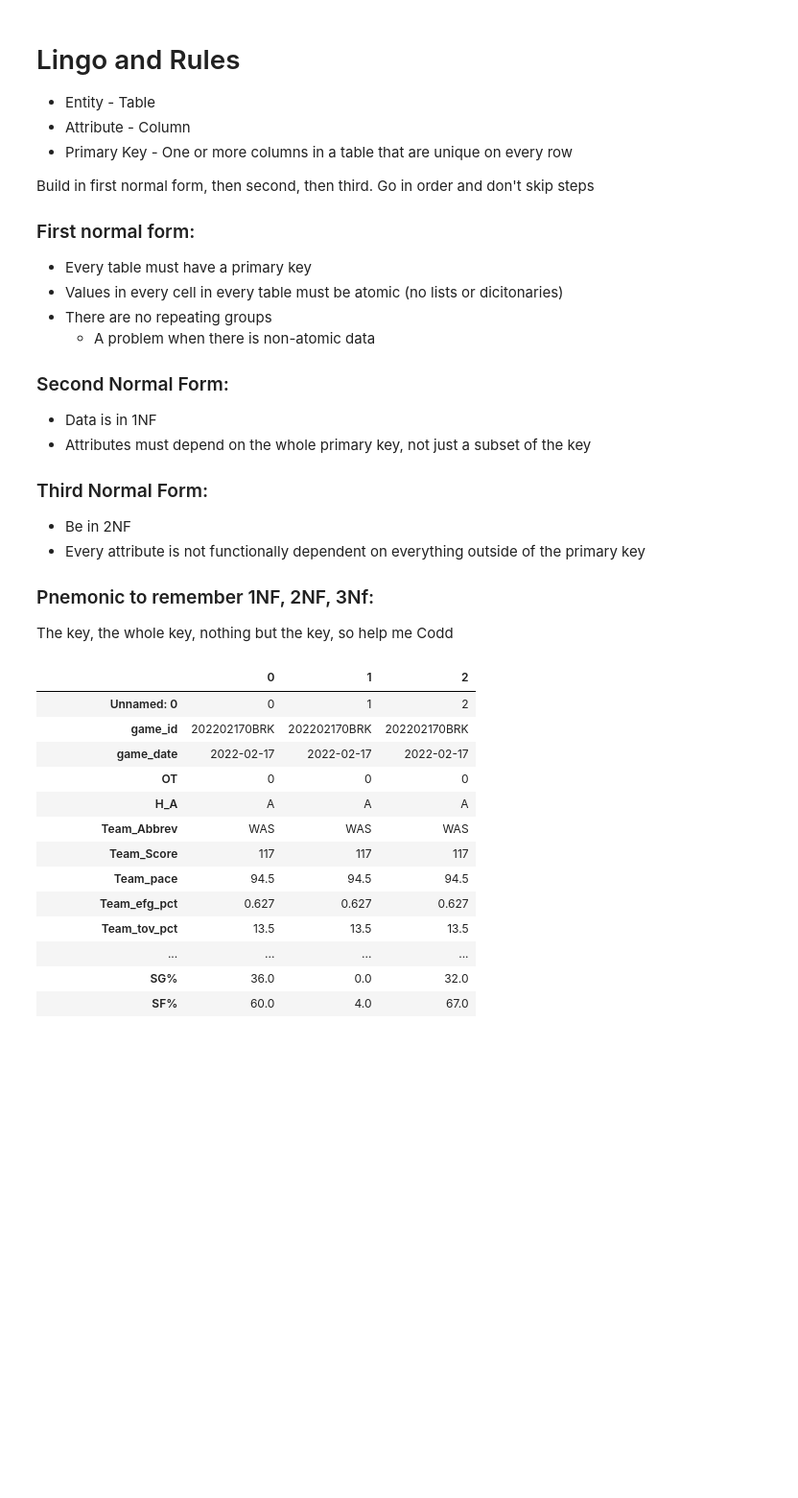
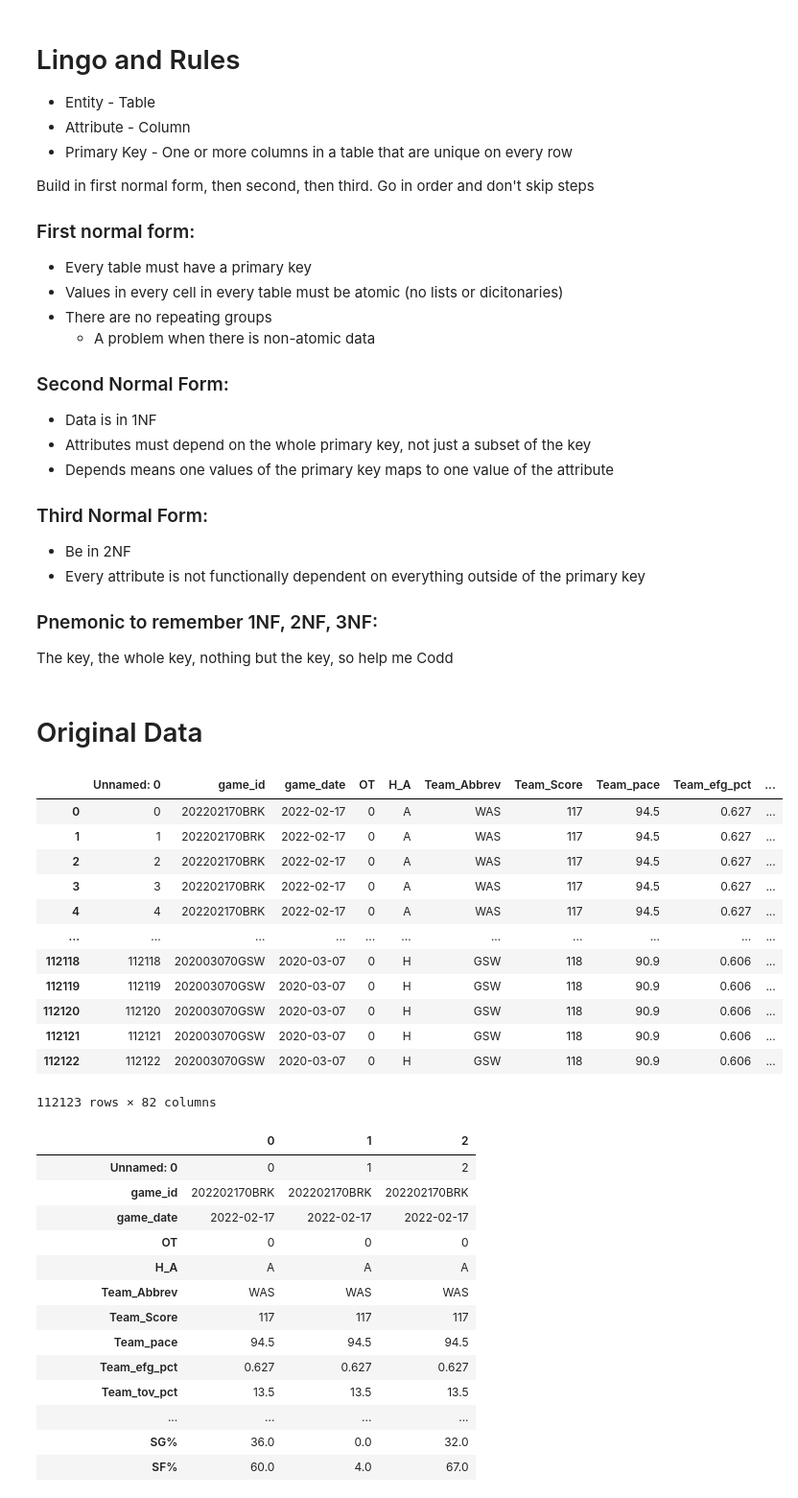
Before and after one commit to eanelson01/contrans2023, a Jupyter notebook: nba.ipynb, the cells around one changed output. Shown: that part at 96% size. Cells and saved outputs as stored; diff of their text form; code cells hidden in the pictures; blank space fills up the shorter version.

```diff
--- a/nba.ipynb
+++ b/nba.ipynb
@@ -20,10 +15,11 @@ Build in first normal form, then second, then third. Go in order and don't skip
 ### Second Normal Form:
 * Data is in 1NF
 * Attributes must depend on the whole primary key, not just a subset of the key
+* Depends means one values of the primary key maps to one value of the attribute
 
 ### Third Normal Form:
 * Be in 2NF
 * Every attribute is not functionally dependent on everything outside of the primary key
 
-### Pnemonic to remember 1NF, 2NF, 3Nf:
+### Pnemonic to remember 1NF, 2NF, 3NF:
 The key, the whole key, nothing but the key, so help me Codd
@@ -30,3 +31,21 @@ The key, the whole key, nothing but the key, so help me Codd
+# %% [markdown]
+# Original Data
+# %%
+nba
+# %% [output]
+|  | Unnamed: 0 | game_id | game_date | OT | H_A | Team_Abbrev | Team_Score | Team_pace | Team_efg_pct | ... |
+| 0 | 0 | 202202170BRK | 2022-02-17 | 0 | A | WAS | 117 | 94.5 | 0.627 | ... |
+| 1 | 1 | 202202170BRK | 2022-02-17 | 0 | A | WAS | 117 | 94.5 | 0.627 | ... |
+| 2 | 2 | 202202170BRK | 2022-02-17 | 0 | A | WAS | 117 | 94.5 | 0.627 | ... |
+| 3 | 3 | 202202170BRK | 2022-02-17 | 0 | A | WAS | 117 | 94.5 | 0.627 | ... |
+| 4 | 4 | 202202170BRK | 2022-02-17 | 0 | A | WAS | 117 | 94.5 | 0.627 | ... |
+| ... | ... | ... | ... | ... | ... | ... | ... | ... | ... | ... |
+| 112118 | 112118 | 202003070GSW | 2020-03-07 | 0 | H | GSW | 118 | 90.9 | 0.606 | ... |
+| 112119 | 112119 | 202003070GSW | 2020-03-07 | 0 | H | GSW | 118 | 90.9 | 0.606 | ... |
+| 112120 | 112120 | 202003070GSW | 2020-03-07 | 0 | H | GSW | 118 | 90.9 | 0.606 | ... |
+| 112121 | 112121 | 202003070GSW | 2020-03-07 | 0 | H | GSW | 118 | 90.9 | 0.606 | ... |
+| 112122 | 112122 | 202003070GSW | 2020-03-07 | 0 | H | GSW | 118 | 90.9 | 0.606 | ... |
+112123 rows × 82 columns
 # %%
 # neat way to see all the rows, but be careful
 pd.set_option('display.max_rows', None)
```
Also changed, not shown: parts of 13 cells of this notebook, 1 other file.
